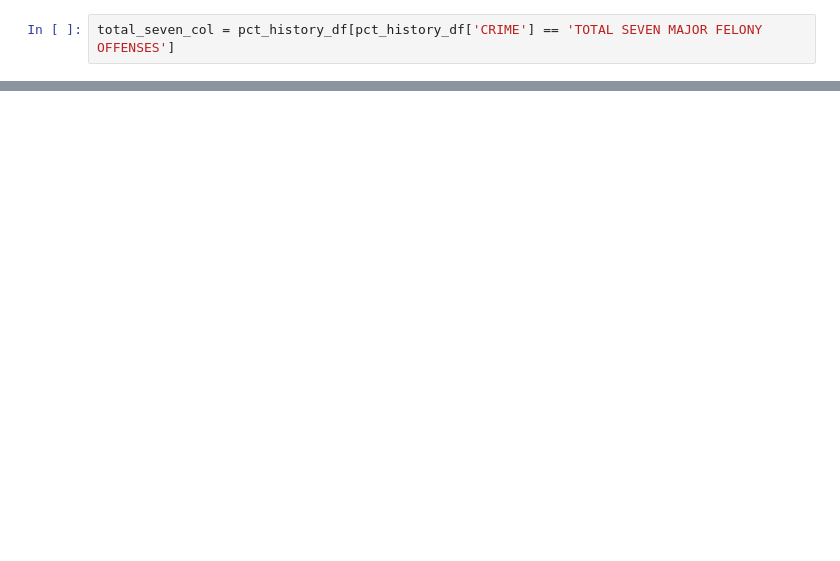
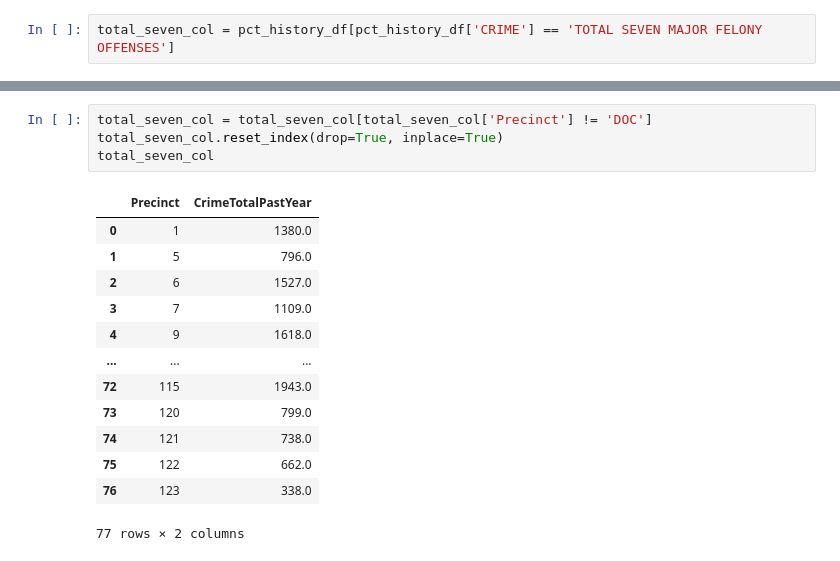
Before and after one commit to williamdarkocode/Postcode, a Jupyter notebook: AnalysisReadyDataFrames/bare_minimum.ipynb, the cells around one changed output, grey strips where cells are left out. Drawn from its saved outputs; the diff is of its cells as text; blank space fills up the shorter version.

```diff
--- a/AnalysisReadyDataFrames/bare_minimum.ipynb
+++ b/AnalysisReadyDataFrames/bare_minimum.ipynb
@@ -360,0 +351,18 @@ ValueError: Can only compare identically-labeled Series objects
+# %%
+total_seven_col = total_seven_col[total_seven_col['Precinct'] != 'DOC']
+total_seven_col.reset_index(drop=True, inplace=True)
+total_seven_col
+# %% [output]
+|  | Precinct | CrimeTotalPastYear |
+| 0 | 1 | 1380.0 |
+| 1 | 5 | 796.0 |
+| 2 | 6 | 1527.0 |
+| 3 | 7 | 1109.0 |
+| 4 | 9 | 1618.0 |
+| ... | ... | ... |
+| 72 | 115 | 1943.0 |
+| 73 | 120 | 799.0 |
+| 74 | 121 | 738.0 |
+| 75 | 122 | 662.0 |
+| 76 | 123 | 338.0 |
+77 rows × 2 columns
```
Also changed, not shown: parts of 7 cells of this notebook, 12 other files.
